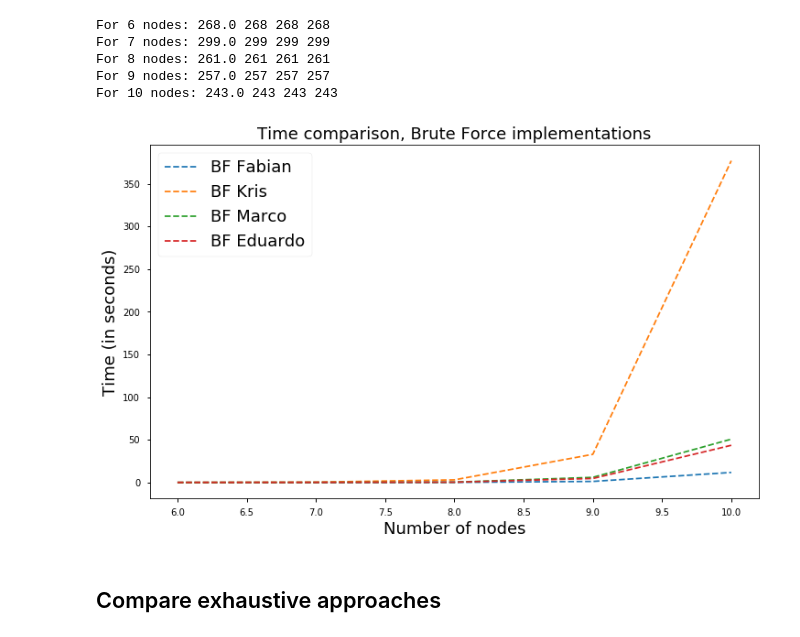
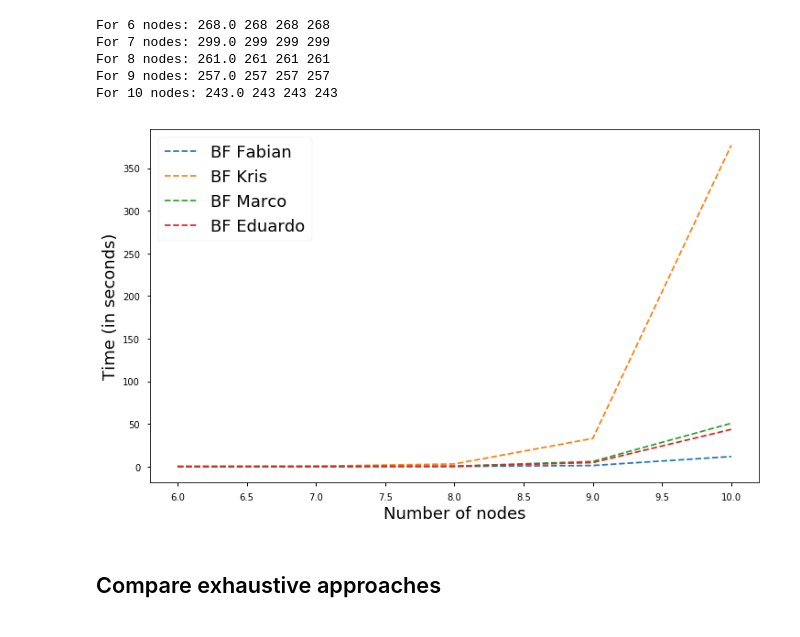
Before and after one commit to FabianWalocha/TSProject, a Jupyter notebook: benchmarking/Benchmarking.ipynb, the cells around one changed output. Cells and saved outputs as stored; diff of their text form; code cells hidden in the pictures.

```diff
--- a/benchmarking/Benchmarking.ipynb
+++ b/benchmarking/Benchmarking.ipynb
@@ -65,15 +65,14 @@ For 10 nodes: 243.0 243 243 243
 # %%
 vals = np.transpose(np.squeeze([t1,t2,t3,t4]))
 fig = plt.figure(figsize=(10,6))
 plt.plot(range(lowN,highN),list(vals), '--')
 plt.tight_layout()
 plt.legend(['BF Fabian','BF Kris','BF Marco','BF Eduardo'],fontsize=18)
-plt.title('Time comparison, Brute Force implementations',fontsize=18)
 plt.xlabel('Number of nodes',fontsize=18)
 plt.ylabel('Time (in seconds)',fontsize=18)
 plt.savefig('../plots/compBruteForce.png',dpi=300, bbox_inches="tight")
 # %% [output]
-[figure, old version]
+[figure, new version]
 # %%
 file_Name = "../results/resBruteForce"
 fileObject = open(file_Name, 'wb')
```
Also changed, not shown: parts of 5 cells of this notebook, 6 other files.
